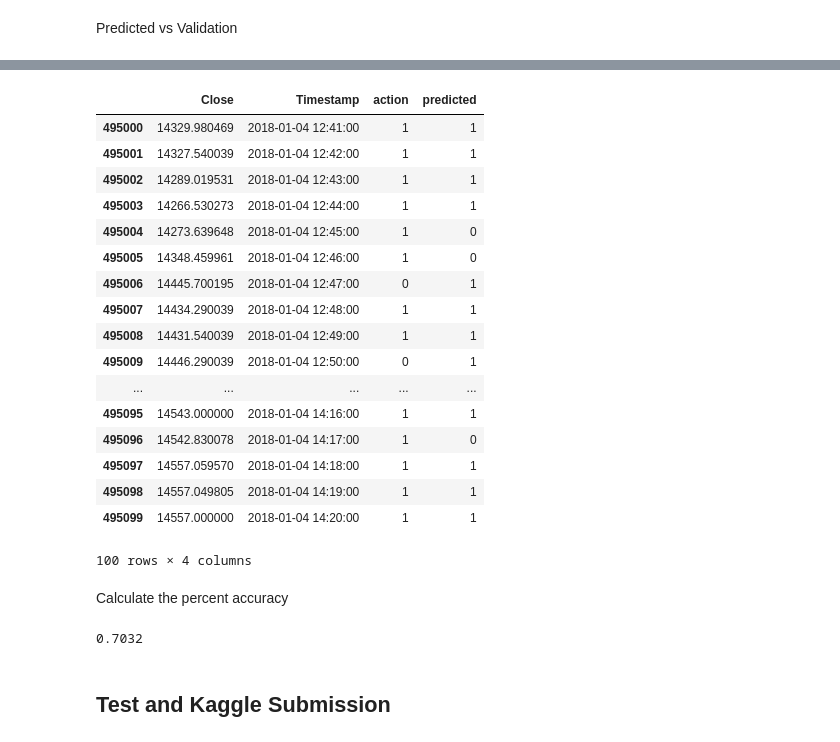
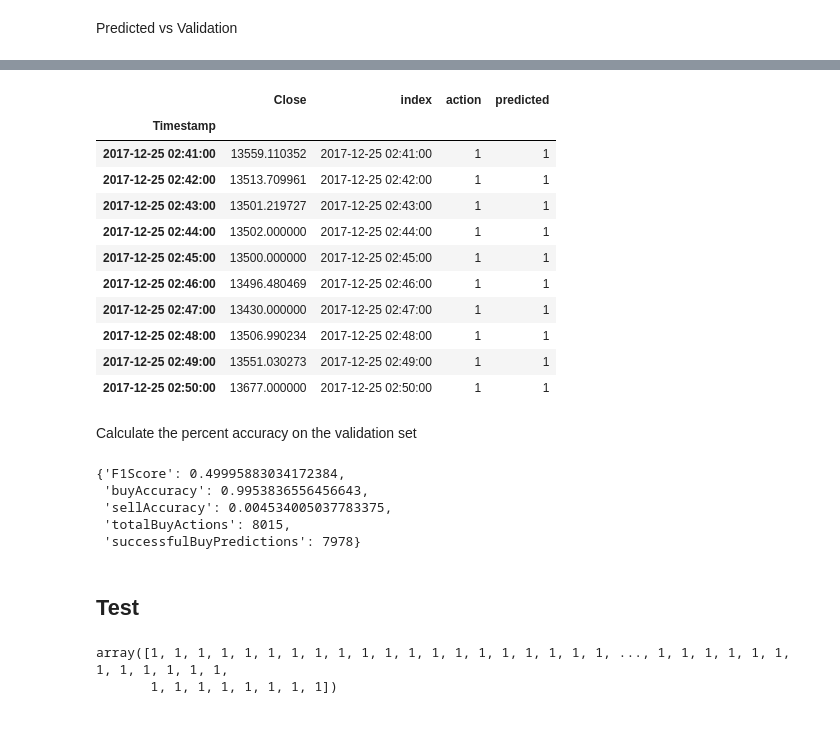
Before and after one commit to iaghidro/stock-predictor, a Jupyter notebook: fastAI/binaryClassificationBTC.ipynb, the cells around one changed output, grey strips where cells are left out. Drawn from its saved outputs; the diff is of its cells as text; code cells hidden in the pictures.

Commit message:
created claculateAccuracy function to calculate F1 score

```diff
--- a/fastAI/binaryClassificationBTC.ipynb
+++ b/fastAI/binaryClassificationBTC.ipynb
@@ -298,8 +272,8 @@ df.head(2)
 # %% [markdown]
 Rake the last x% of rows as our validation set.
 # %%
-train_ratio = 0.99
-train_size = int(samp_size * train_ratio); train_size
+train_ratio = 0.9
+train_size = int(n * train_ratio); train_size
 val_idx = list(range(train_size, len(df)))
 #val_idx = list(range(0, len(df)-train_size))
 #val_idx = get_cv_idxs(n, val_pct=0.1)
@@ -316,11 +290,10 @@ We can create a ModelData object directly from our data frame. Is_Reg is set to
 # %%
 md = ColumnarModelData.from_data_frame(PATH, val_idx, df, y.astype('int'), cat_flds=cat_vars, bs=64,
-                                      is_reg=False,is_multi=False)
-# ,test_df=df_test
+                                      is_reg=False,is_multi=False,test_df=df_test)
 # %% [markdown]
 Some categorical variables have a lot more levels than others.
 # %%
-cat_sz = [(c, len(train_samp[c].cat.categories)+1) for c in cat_vars]
+cat_sz = [(c, len(train[c].cat.categories)+1) for c in cat_vars]
 # %%
 cat_sz
 # %% [output]
@@ -374,5 +345,6 @@ len(df.columns)-len(cat_vars)
 # %%
-m = md.get_learner(emb_szs, len(df.columns)-len(cat_vars),0.06, 2, [100,50], [0.03,0.06],None,True)
+dropout = 0.06
+m = md.get_learner(emb_szs, len(df.columns)-len(cat_vars),dropout, 2, [100,50], [0.03,0.06],None,True)
 # %%
 m
 # %% [output]
@@ -466,37 +457,36 @@ y1.shape
 # %%
 val = train.iloc[val_idx]
-val[[index,dep]]
-valpred = pd.DataFrame({'Close':val.Close,'Timestamp':val.Timestamp, 'action':val.action, 'predicted':np.argmax(x,axis=1)})[['Close','Timestamp', 'action','predicted']]
-valpred.head(100)
+val[[dep]]
+valpred = pd.DataFrame({'Close':val.Close,'index':val.index, 'action':val.action, 'predicted':np.argmax(x,axis=1)})[['Close','index', 'action','predicted']]
+valpred.head(10)
 # %% [output]
-|  | Close | Timestamp | action | predicted |
-| 495000 | 14329.980469 | 2018-01-04 12:41:00 | 1 | 1 |
-| 495001 | 14327.540039 | 2018-01-04 12:42:00 | 1 | 1 |
-| 495002 | 14289.019531 | 2018-01-04 12:43:00 | 1 | 1 |
-| 495003 | 14266.530273 | 2018-01-04 12:44:00 | 1 | 1 |
-| 495004 | 14273.639648 | 2018-01-04 12:45:00 | 1 | 0 |
-| 495005 | 14348.459961 | 2018-01-04 12:46:00 | 1 | 0 |
-| 495006 | 14445.700195 | 2018-01-04 12:47:00 | 0 | 1 |
-| 495007 | 14434.290039 | 2018-01-04 12:48:00 | 1 | 1 |
-| 495008 | 14431.540039 | 2018-01-04 12:49:00 | 1 | 1 |
-| 495009 | 14446.290039 | 2018-01-04 12:50:00 | 0 | 1 |
-| ... | ... | ... | ... | ... |
-| 495095 | 14543.000000 | 2018-01-04 14:16:00 | 1 | 1 |
-| 495096 | 14542.830078 | 2018-01-04 14:17:00 | 1 | 0 |
-| 495097 | 14557.059570 | 2018-01-04 14:18:00 | 1 | 1 |
-| 495098 | 14557.049805 | 2018-01-04 14:19:00 | 1 | 1 |
-| 495099 | 14557.000000 | 2018-01-04 14:20:00 | 1 | 1 |
+|  | Close | index | action | predicted |
+| Timestamp |  |  |  |  |
+| 2017-12-25 02:41:00 | 13559.110352 | 2017-12-25 02:41:00 | 1 | 1 |
+| 2017-12-25 02:42:00 | 13513.709961 | 2017-12-25 02:42:00 | 1 | 1 |
+| 2017-12-25 02:43:00 | 13501.219727 | 2017-12-25 02:43:00 | 1 | 1 |
+| 2017-12-25 02:44:00 | 13502.000000 | 2017-12-25 02:44:00 | 1 | 1 |
+| 2017-12-25 02:45:00 | 13500.000000 | 2017-12-25 02:45:00 | 1 | 1 |
+| 2017-12-25 02:46:00 | 13496.480469 | 2017-12-25 02:46:00 | 1 | 1 |
+| 2017-12-25 02:47:00 | 13430.000000 | 2017-12-25 02:47:00 | 1 | 1 |
+| 2017-12-25 02:48:00 | 13506.990234 | 2017-12-25 02:48:00 | 1 | 1 |
+| 2017-12-25 02:49:00 | 13551.030273 | 2017-12-25 02:49:00 | 1 | 1 |
+| 2017-12-25 02:50:00 | 13677.000000 | 2017-12-25 02:50:00 | 1 | 1 |
-100 rows × 4 columns
 # %% [markdown]
-Calculate the percent accuracy
+Calculate the percent accuracy on the validation set
-# %%
-predicted = valpred.loc[valpred.action == valpred.predicted]
-accuracy = len(predicted)/len(val)
-accuracy
-# %% [output]
-0.7032
+# %%
+calculateAccuracy(valpred)
+# %% [output]
+{'F1Score': 0.49995883034172384,
+ 'buyAccuracy': 0.9953836556456643,
+ 'sellAccuracy': 0.004534005037783375,
+ 'totalBuyActions': 8015,
+ 'successfulBuyPredictions': 7978}
 # %% [markdown]
-## Test and Kaggle Submission
+## Test
 # %%
-# np.argmax(m.predict(True), axis =1)
+np.argmax(m.predict(True), axis =1)
+# %% [output]
+array([1, 1, 1, 1, 1, 1, 1, 1, 1, 1, 1, 1, 1, 1, 1, 1, 1, 1, 1, 1, ..., 1, 1, 1, 1, 1, 1, 1, 1, 1, 1, 1, 1,
+       1, 1, 1, 1, 1, 1, 1, 1])
 # %%
```
Also changed, not shown: parts of 60 cells of this notebook, 1 other file.
